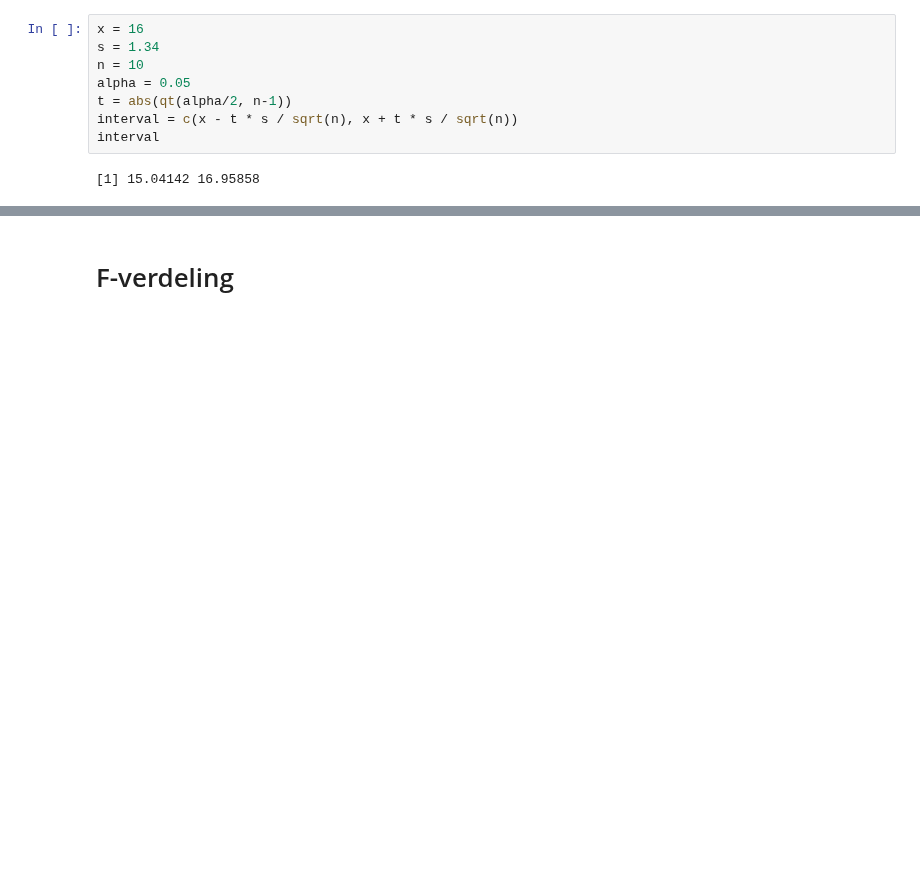
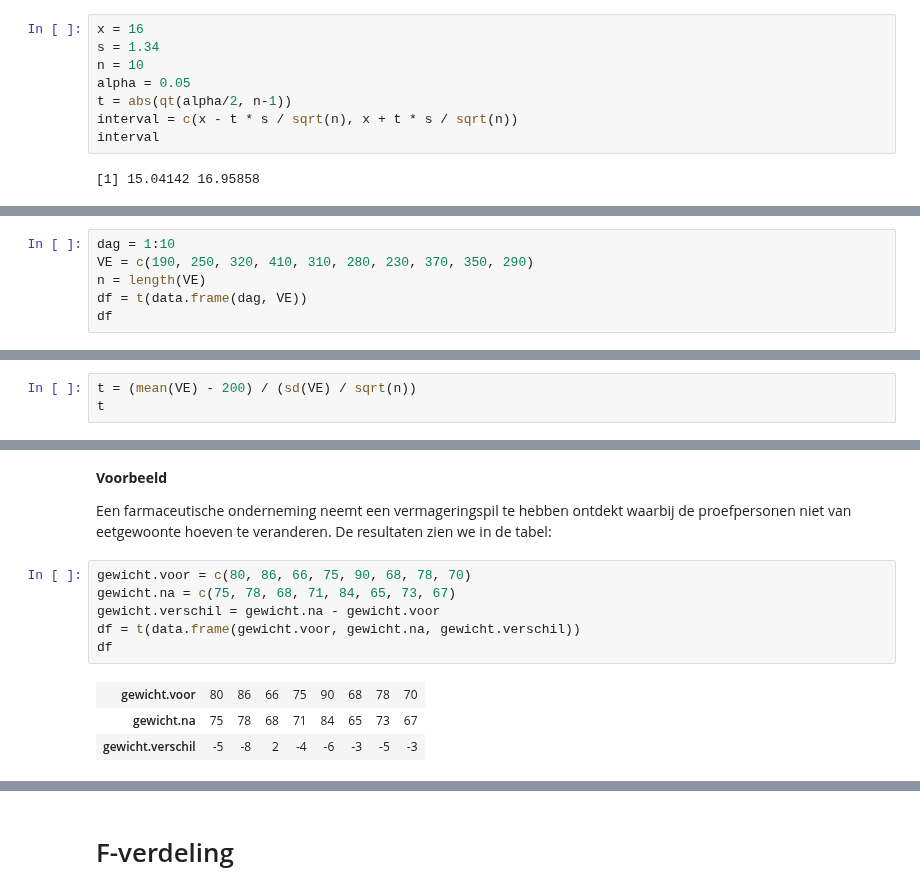
Before and after one commit to darkeclipz/jupyter-notebooks, a Jupyter notebook: Applied Math/Y2S3/Statistiek en onderzoek.ipynb, the cells around one changed output, grey strips where cells are left out. Drawn from its saved outputs; the diff is of its cells as text; blank space fills up the shorter version.

```diff
--- a/Applied Math/Y2S3/Statistiek en onderzoek.ipynb
+++ b/Applied Math/Y2S3/Statistiek en onderzoek.ipynb
@@ -171,0 +273,6 @@ interval
+# %%
+dag = 1:10
+VE = c(190, 250, 320, 410, 310, 280, 230, 370, 350, 290)
+n = length(VE)
+df = t(data.frame(dag, VE))
+df
@@ -171,0 +286,3 @@ interval
+# %%
+t = (mean(VE) - 200) / (sd(VE) / sqrt(n))
+t
@@ -171,0 +386,14 @@ interval
+# %% [markdown]
+**Voorbeeld**
+
+Een farmaceutische onderneming neemt een vermageringspil te hebben ontdekt waarbij de proefpersonen niet van eetgewoonte hoeven te veranderen. De resultaten zien we in de tabel:
+# %%
+gewicht.voor = c(80, 86, 66, 75, 90, 68, 78, 70)
+gewicht.na = c(75, 78, 68, 71, 84, 65, 73, 67)
+gewicht.verschil = gewicht.na - gewicht.voor
+df = t(data.frame(gewicht.voor, gewicht.na, gewicht.verschil))
+df
+# %% [output]
+| gewicht.voor | 80 | 86 | 66 | 75 | 90 | 68 | 78 | 70 |
+| gewicht.na | 75 | 78 | 68 | 71 | 84 | 65 | 73 | 67 |
+| gewicht.verschil | -5 | -8 | 2 | -4 | -6 | -3 | -5 | -3 |
```
Also changed, not shown: parts of 38 cells of this notebook.
